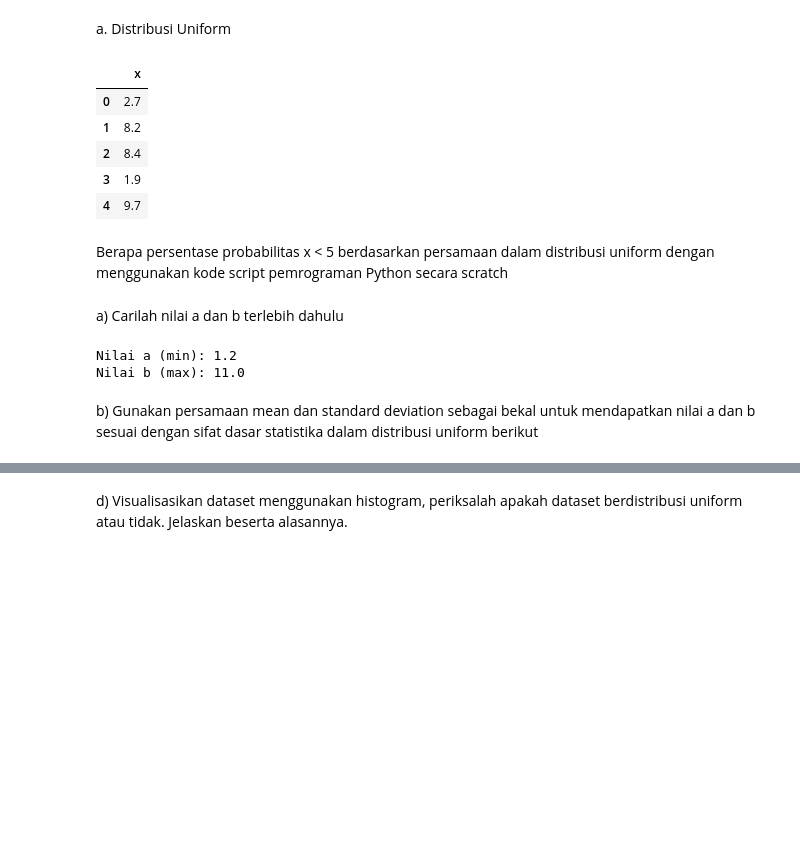
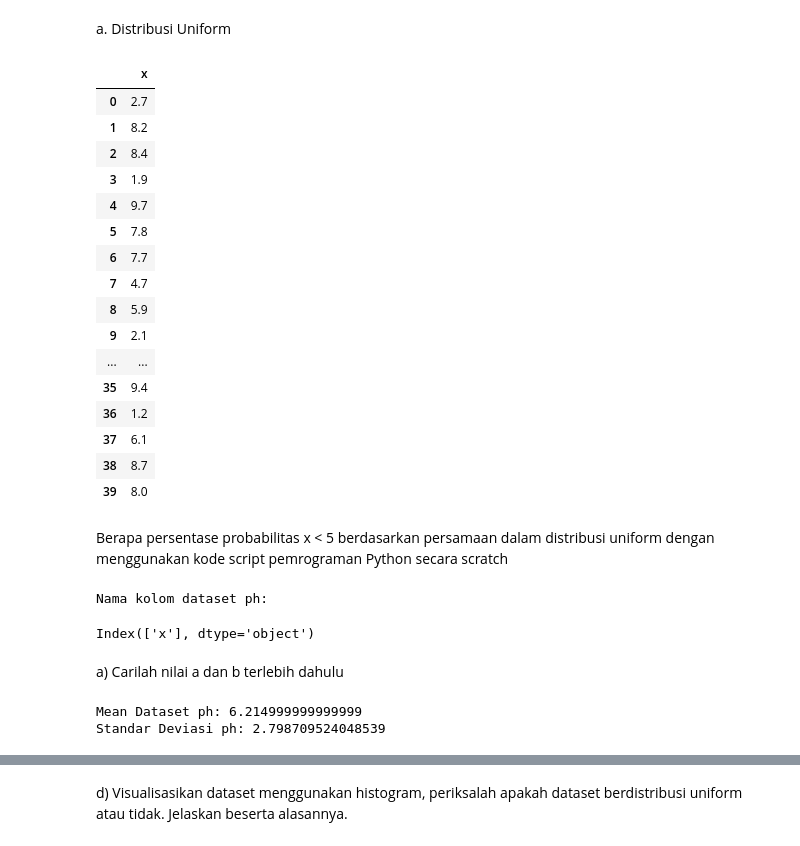
Before and after one commit to arryasatya/EDA_Statistika-Deskriptif-dan-Grouping-Dataset, a Jupyter notebook: 22083010085_Muhammad Aryasatya N_RTM-3.ipynb, the cells around one changed output, grey strips where cells are left out. Drawn from its saved outputs; the diff is of its cells as text; code cells hidden in the pictures; blank space fills up the shorter version.

```diff
--- a/22083010085_Muhammad Aryasatya N_RTM-3.ipynb
+++ b/22083010085_Muhammad Aryasatya N_RTM-3.ipynb
@@ -7,33 +7,48 @@ a. Distribusi Uniform
 # %%
 import pandas as pd
 
 ph = pd.read_csv("ph.csv", sep=';', decimal=',')
-ph.head()
+ph
 # %% [output]
 |  | x |
 | 0 | 2.7 |
 | 1 | 8.2 |
 | 2 | 8.4 |
 | 3 | 1.9 |
 | 4 | 9.7 |
+| 5 | 7.8 |
+| 6 | 7.7 |
+| 7 | 4.7 |
+| 8 | 5.9 |
+| 9 | 2.1 |
+| ... | ... |
+| 35 | 9.4 |
+| 36 | 1.2 |
+| 37 | 6.1 |
+| 38 | 8.7 |
+| 39 | 8.0 |
 # %% [markdown]
 Berapa persentase probabilitas x < 5 berdasarkan persamaan dalam distribusi
 uniform dengan menggunakan kode script pemrograman Python secara scratch
+# %%
+kolom = ph.columns
+
+print("Nama kolom dataset ph:")
+kolom
+# %% [output]
+Nama kolom dataset ph:
+Index(['x'], dtype='object')
 # %% [markdown]
 a) Carilah nilai a dan b terlebih dahulu
 # %%
-nilai_a = sorted(ph['x'])
-a = nilai_a[0]
+data_ph = ph["x"]
 
-nilai_b = sorted(ph['x'], reverse=True)
-b = nilai_b[0]
+mean = sum(data_ph) / len(data_ph)
+print("Mean Dataset ph:", mean)
 
-print("Nilai a (min):", a)
-print("Nilai b (max):", b)
+varians = sum((i - mean) ** 2 for i in data_ph) / len(data_ph)
+std_dev = varians ** 0.5
+print("Standar Deviasi ph:", std_dev)
 # %% [output]
-Nilai a (min): 1.2
-Nilai b (max): 11.0
+Mean Dataset ph: 6.214999999999999
+Standar Deviasi ph: 2.798709524048539
-# %% [markdown]
-b) Gunakan persamaan mean dan standard deviation sebagai bekal untuk
-mendapatkan nilai a dan b sesuai dengan sifat dasar statistika dalam
-distribusi uniform berikut
```
Also changed, not shown: parts of 21 cells of this notebook, 1 other file.
